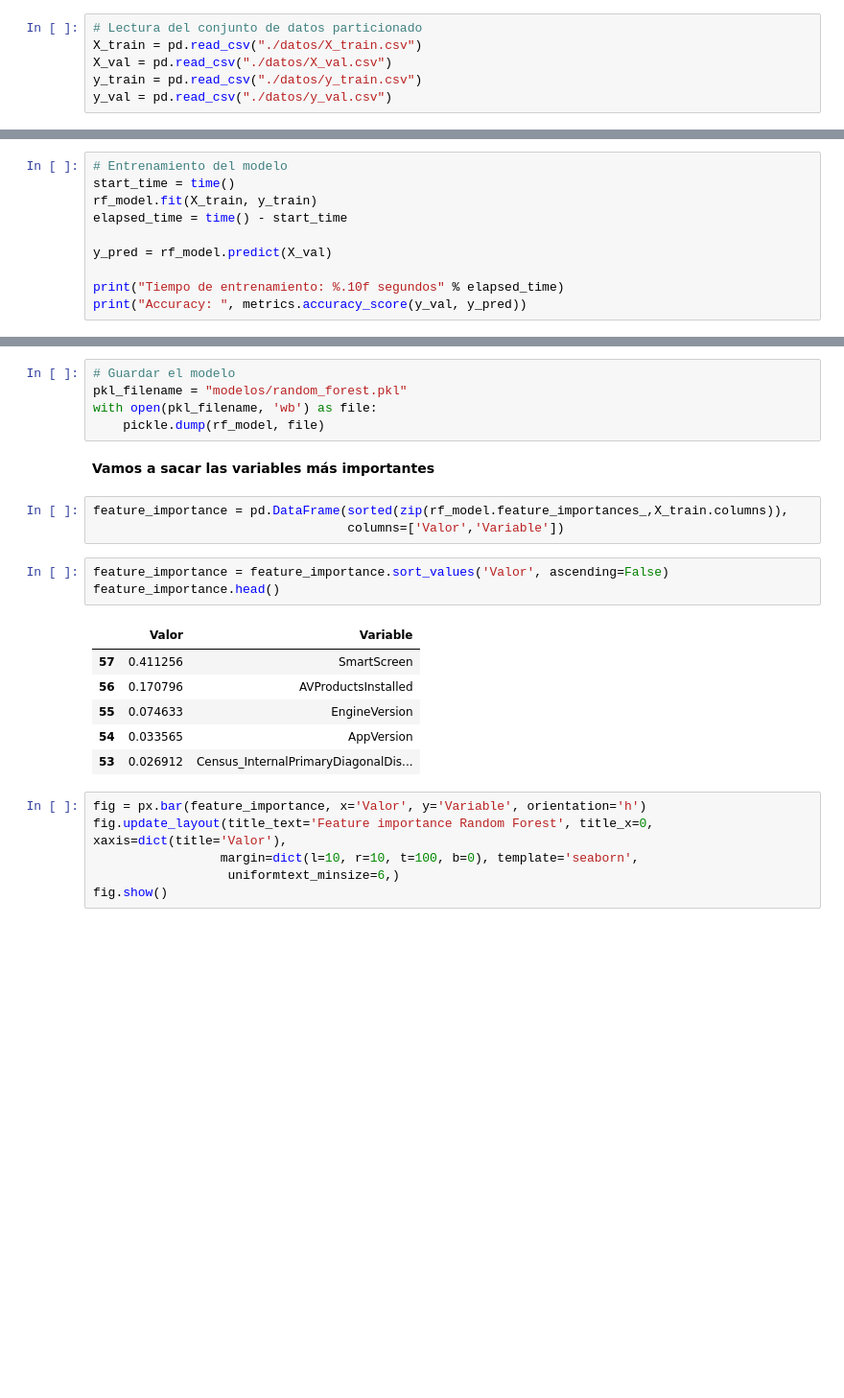
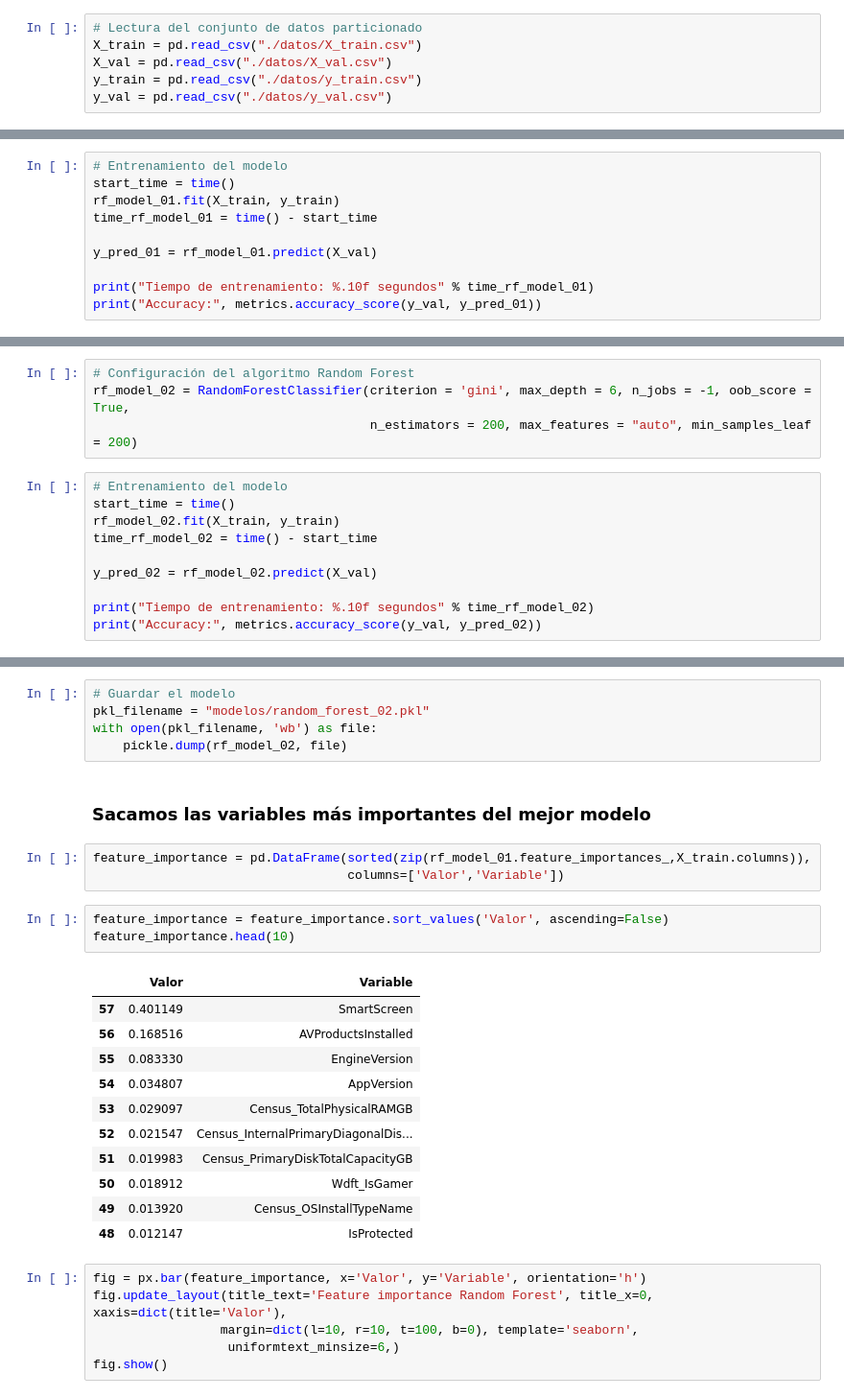
Before and after one commit to Gecofer/TFM_1920, a Jupyter notebook: notebooks/4-MicrosoftMalwarePrediction-RandomForest.ipynb, the cells around one changed output, grey strips where cells are left out. Shown at 96% size. Saved outputs shown, nothing was run; the diff lists cells and outputs as text; blank space fills up the shorter version.

Commit message:
Subir modelo random forest

```diff
--- a/notebooks/4-MicrosoftMalwarePrediction-RandomForest.ipynb
+++ b/notebooks/4-MicrosoftMalwarePrediction-RandomForest.ipynb
@@ -110,12 +112,12 @@ rf_model = RandomForestClassifier(criterion = 'entropy', max_depth = 12, n_jobs
 # %%
 # Entrenamiento del modelo
 start_time = time()
-rf_model.fit(X_train, y_train)
-elapsed_time = time() - start_time
+rf_model_01.fit(X_train, y_train)
+time_rf_model_01 = time() - start_time
 
-y_pred = rf_model.predict(X_val)
+y_pred_01 = rf_model_01.predict(X_val)
 
-print("Tiempo de entrenamiento: %.10f segundos" % elapsed_time)
-print("Accuracy: ", metrics.accuracy_score(y_val, y_pred))
+print("Tiempo de entrenamiento: %.10f segundos" % time_rf_model_01)
+print("Accuracy:", metrics.accuracy_score(y_val, y_pred_01))
 # %% [output]
 A column-vector y was passed when a 1d array was expected. Please change the shape of y to (n_samples,), for example using ravel().
@@ -141,0 +149,14 @@ pd.DataFrame(metricas, nombre_metricas, columns = ['Random Forest']).T
+# %%
+# Configuración del algoritmo Random Forest
+rf_model_02 = RandomForestClassifier(criterion = 'gini', max_depth = 6, n_jobs = -1, oob_score = True,
+                                     n_estimators = 200, max_features = "auto", min_samples_leaf = 200)
+# %%
+# Entrenamiento del modelo
+start_time = time()
+rf_model_02.fit(X_train, y_train)
+time_rf_model_02 = time() - start_time
+
+y_pred_02 = rf_model_02.predict(X_val)
+
+print("Tiempo de entrenamiento: %.10f segundos" % time_rf_model_02)
+print("Accuracy:", metrics.accuracy_score(y_val, y_pred_02))
@@ -142,23 +183,28 @@ pd.DataFrame(metricas, nombre_metricas, columns = ['Random Forest']).T
 # %%
 # Guardar el modelo
-pkl_filename = "modelos/random_forest.pkl"
+pkl_filename = "modelos/random_forest_02.pkl"
 with open(pkl_filename, 'wb') as file:
-    pickle.dump(rf_model, file)
+    pickle.dump(rf_model_02, file)
 # %% [markdown]
-**Vamos a sacar las variables más importantes**
+### Sacamos las variables más importantes del mejor modelo
 # %%
-feature_importance = pd.DataFrame(sorted(zip(rf_model.feature_importances_,X_train.columns)),
+feature_importance = pd.DataFrame(sorted(zip(rf_model_01.feature_importances_,X_train.columns)),
                                   columns=['Valor','Variable'])
 # %%
 feature_importance = feature_importance.sort_values('Valor', ascending=False)
-feature_importance.head()
+feature_importance.head(10)
 # %% [output]
 |  | Valor | Variable |
-| 57 | 0.411256 | SmartScreen |
-| 56 | 0.170796 | AVProductsInstalled |
-| 55 | 0.074633 | EngineVersion |
-| 54 | 0.033565 | AppVersion |
-| 53 | 0.026912 | Census_InternalPrimaryDiagonalDis... |
+| 57 | 0.401149 | SmartScreen |
+| 56 | 0.168516 | AVProductsInstalled |
+| 55 | 0.083330 | EngineVersion |
+| 54 | 0.034807 | AppVersion |
+| 53 | 0.029097 | Census_TotalPhysicalRAMGB |
+| 52 | 0.021547 | Census_InternalPrimaryDiagonalDis... |
+| 51 | 0.019983 | Census_PrimaryDiskTotalCapacityGB |
+| 50 | 0.018912 | Wdft_IsGamer |
+| 49 | 0.013920 | Census_OSInstallTypeName |
+| 48 | 0.012147 | IsProtected |
 # %%
 fig = px.bar(feature_importance, x='Valor', y='Variable', orientation='h')
 fig.update_layout(title_text='Feature importance Random Forest', title_x=0, xaxis=dict(title='Valor'),
```
Also changed, not shown: parts of 19 cells of this notebook, 2 other files.
